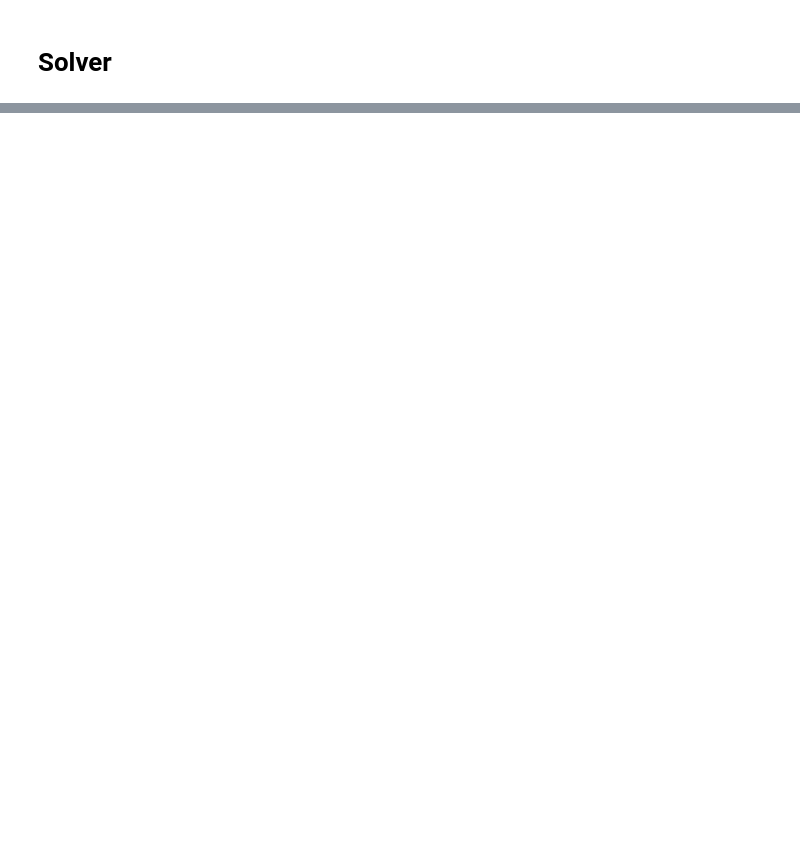
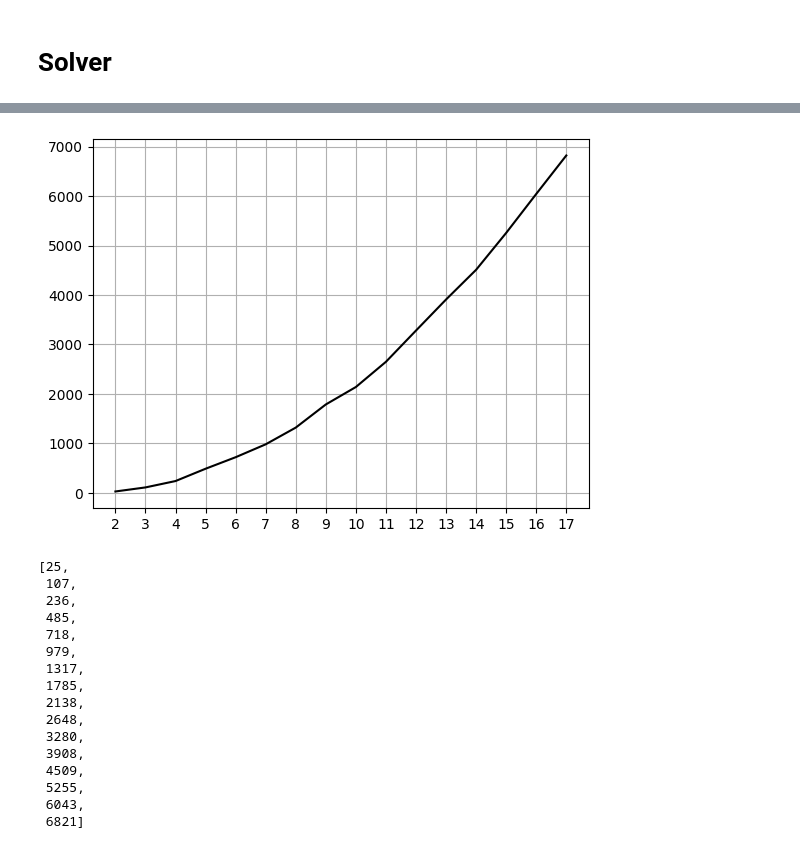
Before and after one commit to WillPhom99/RubikProject, a Jupyter notebook: RubikSolver.ipynb, the cells around one changed output, grey strips where cells are left out. Cells and saved outputs as stored; diff of their text form; code cells hidden in the pictures; blank space fills up the shorter version.

```diff
--- a/RubikSolver.ipynb
+++ b/RubikSolver.ipynb
@@ -32,9 +9,0 @@ print(log10_nb_comb(17))
-# %%
-x = list(range(2,20))
-y = [log10_nb_comb(i) for i in range(2,20)]
-
-plt.xticks(x,x)
-plt.plot(x, y,"-k")
-plt.grid()
-
-plt.show()
@@ -195,7 +168,7 @@ print(result)
 # %% [markdown]
 ## Classe Image
 # %%
-drive.mount('/content/drive')
+#drive.mount('/content/drive')
 
 Colors = ['Blanc','Jaune','Bleu','Orange','Vert','Rouge']
 ColorsRGB = [[255,255,255],[255,255,0],[0,0,255],[255,127,0],[0,255,0],[255,0,0]]
@@ -243,5 +216,5 @@ class ImageCube:
     self.ImageRed = ImageFace("/content/drive/My Drive/RubiksCube/"+str(file_path)+"/Red.png",taille)
     self.ImageYellow = ImageFace("/content/drive/My Drive/RubiksCube/"+str(file_path)+"/Yellow.png",taille)
 
-If = ImageFace("/content/drive/My Drive/RubiksCube/rubik33/Yellow.png",3)
-Ic = ImageCube("rubik33",3)
+#If = ImageFace("/content/drive/My Drive/RubiksCube/rubik33/Yellow.png",3)
+#Ic = ImageCube("rubik33",3)
@@ -2432,0 +3647,10 @@ rub.AlgoAll()
+# %%
+scr = "3Lw U2 3Rw' L 3Dw Bw' Fw 3Uw Fw2 R' U' F 3Uw2 Lw Bw' D2 Fw Bw2 Rw' Uw Bw' 3Rw R2 U' 3Bw L' Bw2 Fw' 3Bw Rw' L U' Bw2 R D Lw 3Dw2 F2 D' L 3Dw' L F2 Fw B' 3Dw Bw2 Rw2 U Lw 3Bw2 Dw2 3Dw 3Lw' R B2 L2 Bw' B' L F' Rw2 3Bw B 3Lw 3Dw 3Fw Uw B' Rw' L' 3Dw' Bw2 L' Dw Lw' L' Rw2 U Bw2 B2 3Rw' 3Lw2 R' Rw D' Fw2 Rw U' Lw2 3Uw' 3Rw 3Bw' L R2 F' Lw' R L2 F"
+
+r = Rubik(7)
+r.apply_scr(scr)
+sol = Solution(r)
+sol.print_sol()
+print(len(sol.return_sol().split()))
+
+#50 x 50 -> 16 min et 64.291 mouvements
@@ -2637,0 +3706,38 @@ print(rub.AlgoAllReturn())
+# %%
+v = []
+for i in range(2,18):
+  r = Rubik(i)
+  s = Scramble(i)
+  scr = s.return_scr()
+  s.print_scr()
+  r.apply_scr(scr)
+  sol = Solution(r)
+  v.append(len(sol.return_sol().split()))
+# %%
+x = list(range(2,18))
+y = v
+
+plt.xticks(list(range(2,18)),list(range(2,18)))
+plt.plot(x, y,"-k")
+plt.grid()
+
+plt.show()
+y
+# %% [output]
+[figure, added]
+[25,
+ 107,
+ 236,
+ 485,
+ 718,
+ 979,
+ 1317,
+ 1785,
+ 2138,
+ 2648,
+ 3280,
+ 3908,
+ 4509,
+ 5255,
+ 6043,
+ 6821]
```
Also changed, not shown: parts of 27 cells of this notebook.
